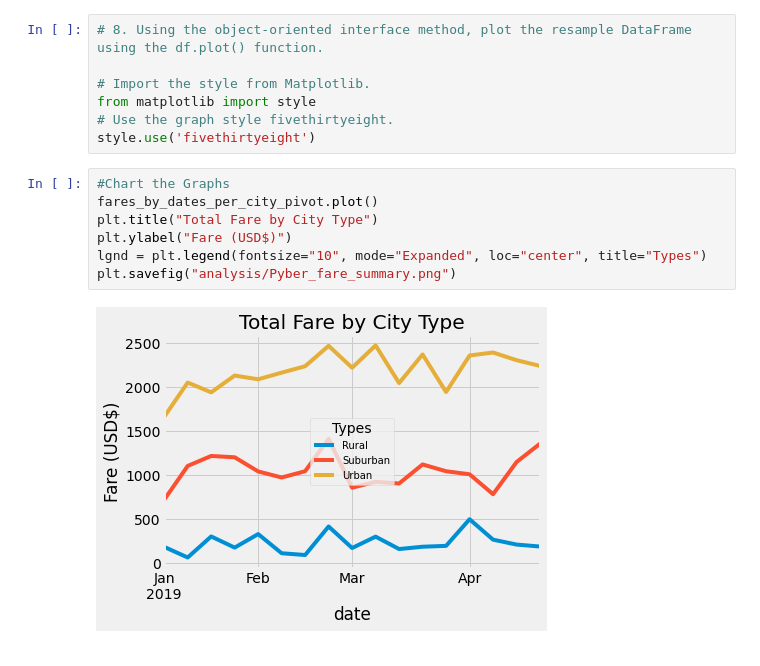
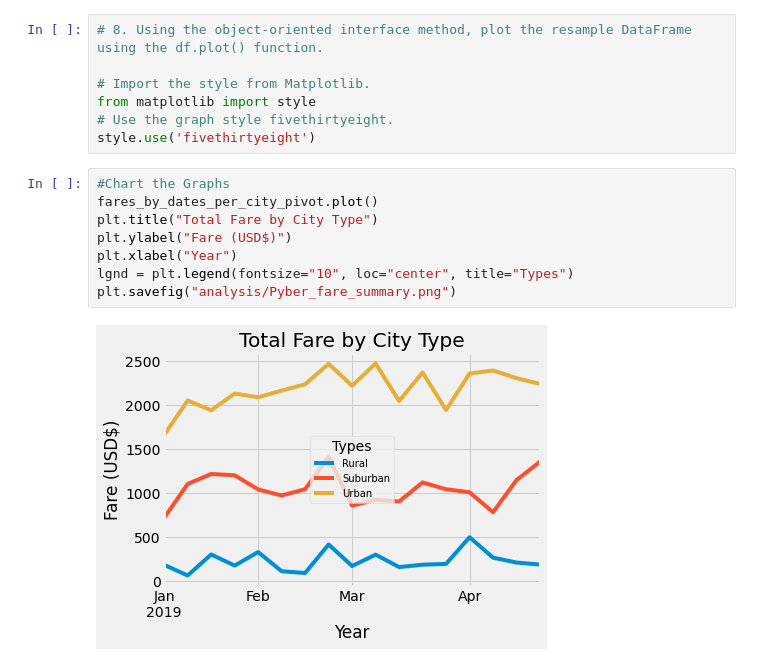
Before and after one commit to TuckerRasbury/PyBer_Analysis, a Jupyter notebook: PyBer_Challenge.ipynb, the cells around one changed output. Saved outputs shown, nothing was run; the diff lists cells and outputs as text.

```diff
--- a/PyBer_Challenge.ipynb
+++ b/PyBer_Challenge.ipynb
@@ -299,9 +299,10 @@ style.use('fivethirtyeight')
 # %%
 #Chart the Graphs
 fares_by_dates_per_city_pivot.plot()
 plt.title("Total Fare by City Type")
 plt.ylabel("Fare (USD$)")
-lgnd = plt.legend(fontsize="10", mode="Expanded", loc="center", title="Types")
+plt.xlabel("Year")
+lgnd = plt.legend(fontsize="10", loc="center", title="Types")
 plt.savefig("analysis/Pyber_fare_summary.png")
 # %% [output]
-[figure, old version]
+[figure, new version]
```
Also changed, not shown: 5 other files.
